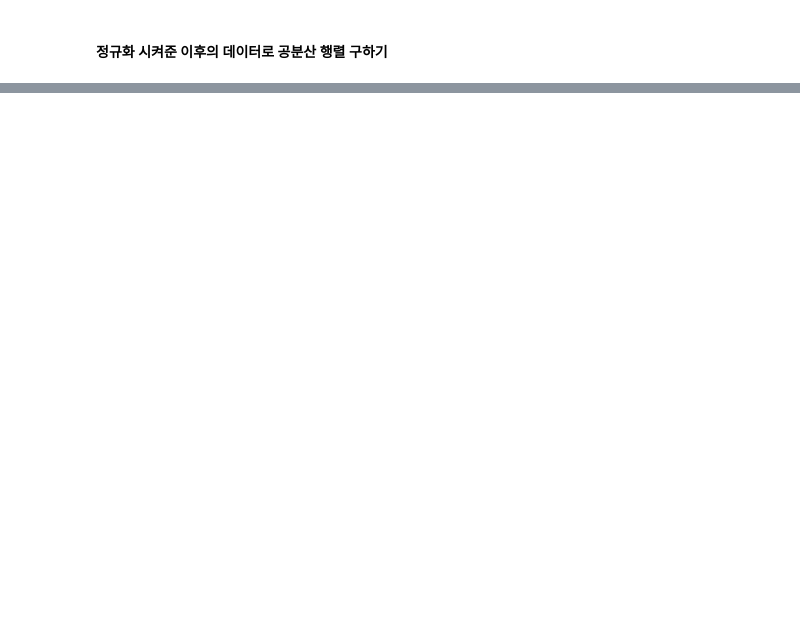
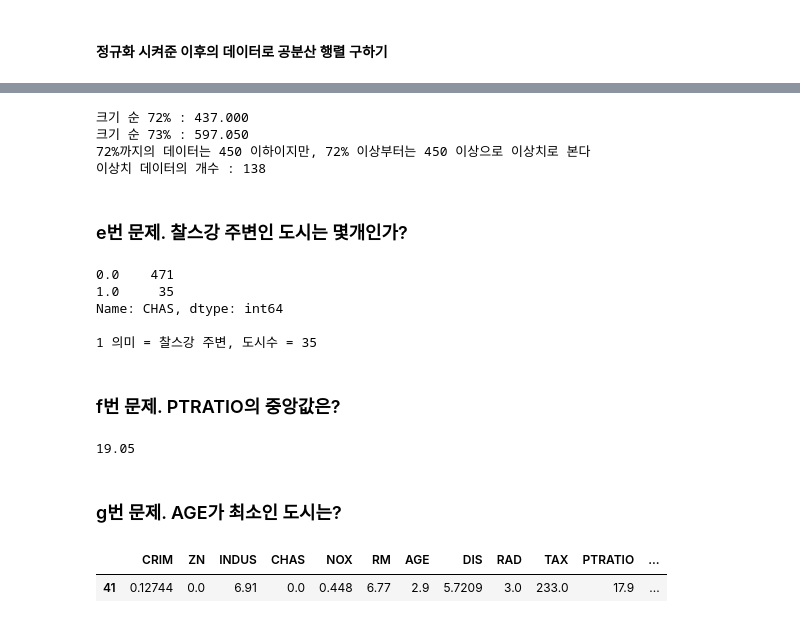
Before and after one commit to dreamyou070/-2020-2-, a Jupyter notebook: Ch2(#10)_200908.ipynb, the cells around one changed output, grey strips where cells are left out. Saved outputs shown, nothing was run; the diff lists cells and outputs as text; code cells hidden in the pictures; blank space fills up the shorter version.

```diff
--- a/Ch2(#10)_200908.ipynb
+++ b/Ch2(#10)_200908.ipynb
@@ -196,0 +232,40 @@ plt.show()
+# %%
+for i in range(72,74):
+    j = i/100
+    quantile = Boston['TAX'].quantile(j)
+    print(f'크기 순 {i}% : {quantile:.3f}')
+print('72%까지의 데이터는 450 이하이지만, 72% 이상부터는 450 이상으로 이상치로 본다')
+Boston_outliter = Boston[Boston['TAX']>quantile1]
+outlier_num = Boston_outliter.shape[0]
+print(f'이상치 데이터의 개수 : {outlier_num:d}')
+# %% [output]
+크기 순 72% : 437.000
+크기 순 73% : 597.050
+72%까지의 데이터는 450 이하이지만, 72% 이상부터는 450 이상으로 이상치로 본다
+이상치 데이터의 개수 : 138
+# %% [markdown]
+### e번 문제. 찰스강 주변인 도시는 몇개인가?
+# %%
+print(pd.Series.value_counts(pd.Series(Boston['CHAS'])))
+count = pd.Series.value_counts(pd.Series(Boston['CHAS']))[1]
+print()
+print(f'1 의미 = 찰스강 주변, 도시수 = {count}')
+# %% [output]
+0.0    471
+1.0     35
+Name: CHAS, dtype: int64
+
+1 의미 = 찰스강 주변, 도시수 = 35
+# %% [markdown]
+ ### f번 문제. PTRATIO의 중앙값은?
+# %%
+Boston['PTRATIO'].quantile(0.5)
+# %% [output]
+19.05
+# %% [markdown]
+ ### g번 문제. AGE가 최소인 도시는?
+# %%
+Boston[Boston['AGE'].isin([Boston['AGE'].min()])]
+# %% [output]
+|  | CRIM | ZN | INDUS | CHAS | NOX | RM | AGE | DIS | RAD | TAX | PTRATIO | ... |
+| 41 | 0.12744 | 0.0 | 6.91 | 0.0 | 0.448 | 6.77 | 2.9 | 5.7209 | 3.0 | 233.0 | 17.9 | ... |
```
Also changed, not shown: parts of 17 cells of this notebook.
